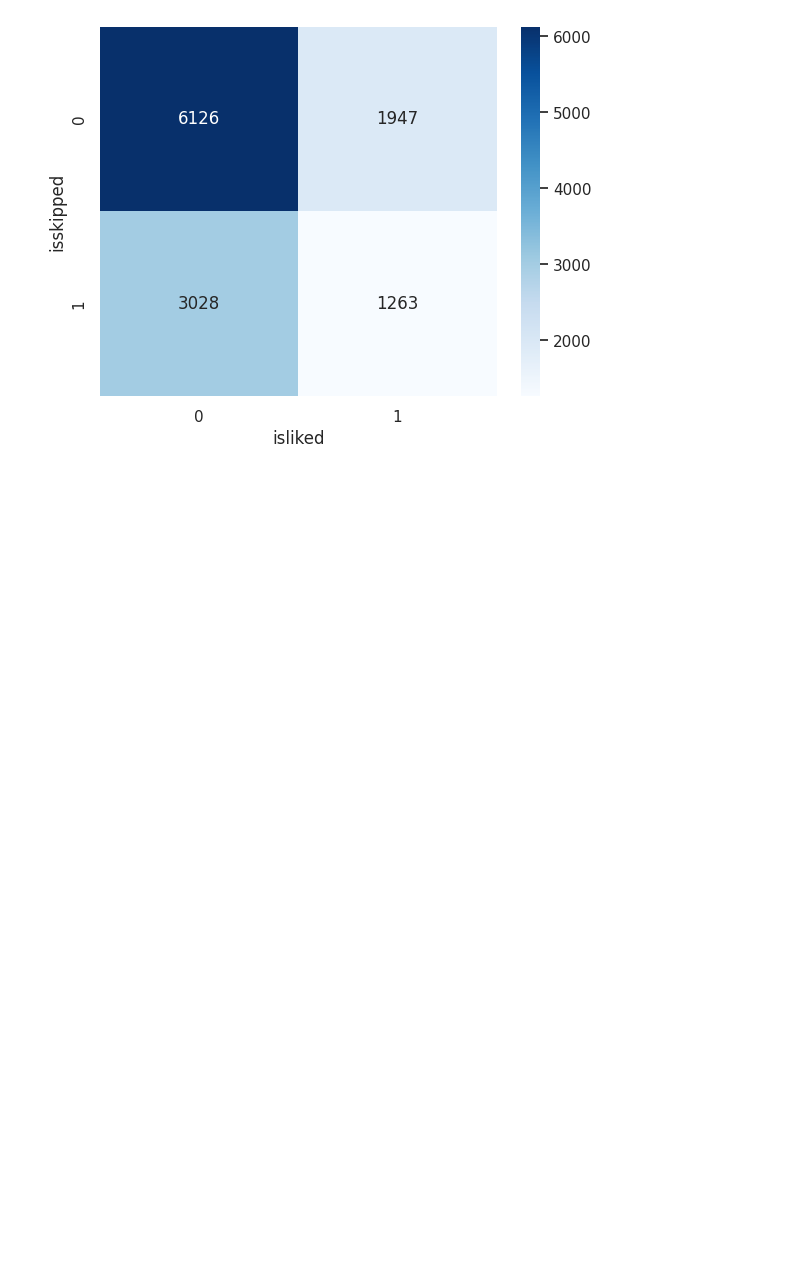
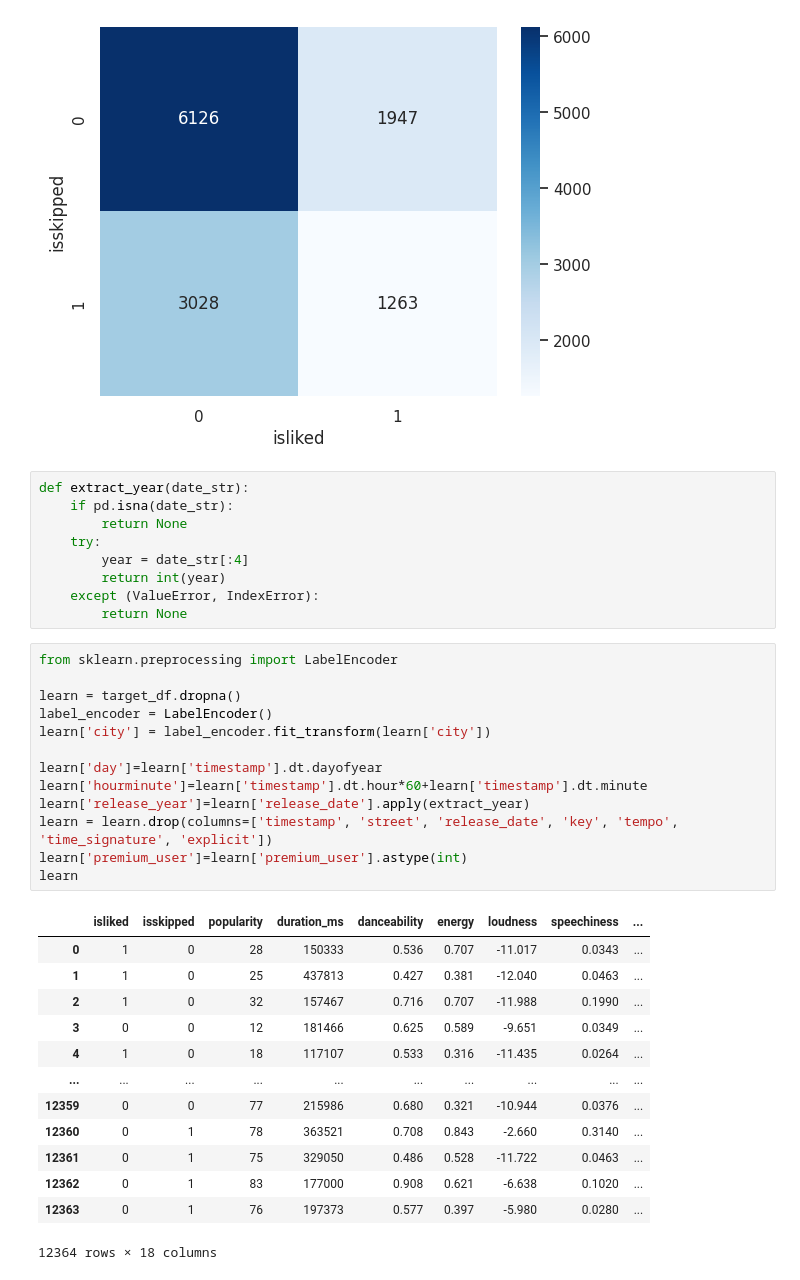
Before and after one commit to dawidkasz/song-skip-predictor, a Jupyter notebook: dokumentacja.ipynb, the cells around one changed output. Cells and saved outputs as stored; diff of their text form; blank space fills up the shorter version.

```diff
--- a/dokumentacja.ipynb
+++ b/dokumentacja.ipynb
@@ -101,3 +117,39 @@ pd.crosstab(target_df['isskipped'], target_df['isliked'])
 | 0 | 6126 | 1947 |
 | 1 | 3028 | 1263 |
 [figure]
+# %%
+def extract_year(date_str):
+    if pd.isna(date_str):
+        return None
+    try:
+        year = date_str[:4]
+        return int(year)
+    except (ValueError, IndexError):
+        return None
+# %%
+from sklearn.preprocessing import LabelEncoder
+
+learn = target_df.dropna()
+label_encoder = LabelEncoder()
+learn['city'] = label_encoder.fit_transform(learn['city'])
+
+learn['day']=learn['timestamp'].dt.dayofyear
+learn['hourminute']=learn['timestamp'].dt.hour*60+learn['timestamp'].dt.minute
+learn['release_year']=learn['release_date'].apply(extract_year)
+learn = learn.drop(columns=['timestamp', 'street', 'release_date', 'key', 'tempo', 'time_signature', 'explicit'])
+learn['premium_user']=learn['premium_user'].astype(int)
+learn
+# %% [output]
+|  | isliked | isskipped | popularity | duration_ms | danceability | energy | loudness | speechiness | ... |
+| 0 | 1 | 0 | 28 | 150333 | 0.536 | 0.707 | -11.017 | 0.0343 | ... |
+| 1 | 1 | 0 | 25 | 437813 | 0.427 | 0.381 | -12.040 | 0.0463 | ... |
+| 2 | 1 | 0 | 32 | 157467 | 0.716 | 0.707 | -11.988 | 0.1990 | ... |
+| 3 | 0 | 0 | 12 | 181466 | 0.625 | 0.589 | -9.651 | 0.0349 | ... |
+| 4 | 1 | 0 | 18 | 117107 | 0.533 | 0.316 | -11.435 | 0.0264 | ... |
+| ... | ... | ... | ... | ... | ... | ... | ... | ... | ... |
+| 12359 | 0 | 0 | 77 | 215986 | 0.680 | 0.321 | -10.944 | 0.0376 | ... |
+| 12360 | 0 | 1 | 78 | 363521 | 0.708 | 0.843 | -2.660 | 0.3140 | ... |
+| 12361 | 0 | 1 | 75 | 329050 | 0.486 | 0.528 | -11.722 | 0.0463 | ... |
+| 12362 | 0 | 1 | 83 | 177000 | 0.908 | 0.621 | -6.638 | 0.1020 | ... |
+| 12363 | 0 | 1 | 76 | 197373 | 0.577 | 0.397 | -5.980 | 0.0280 | ... |
+12364 rows × 18 columns
```
Also changed, not shown: parts of 4 cells of this notebook.
